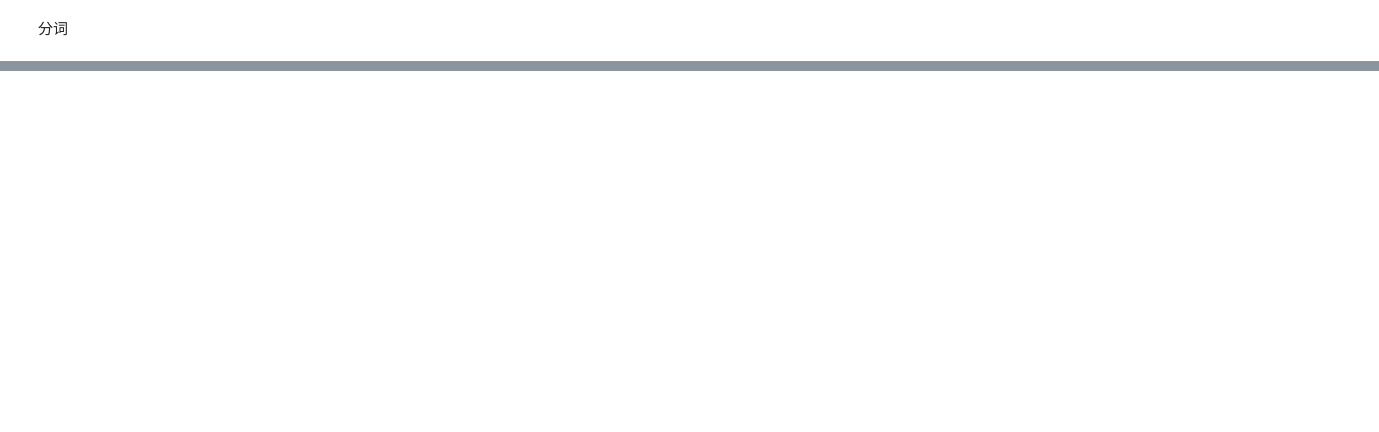
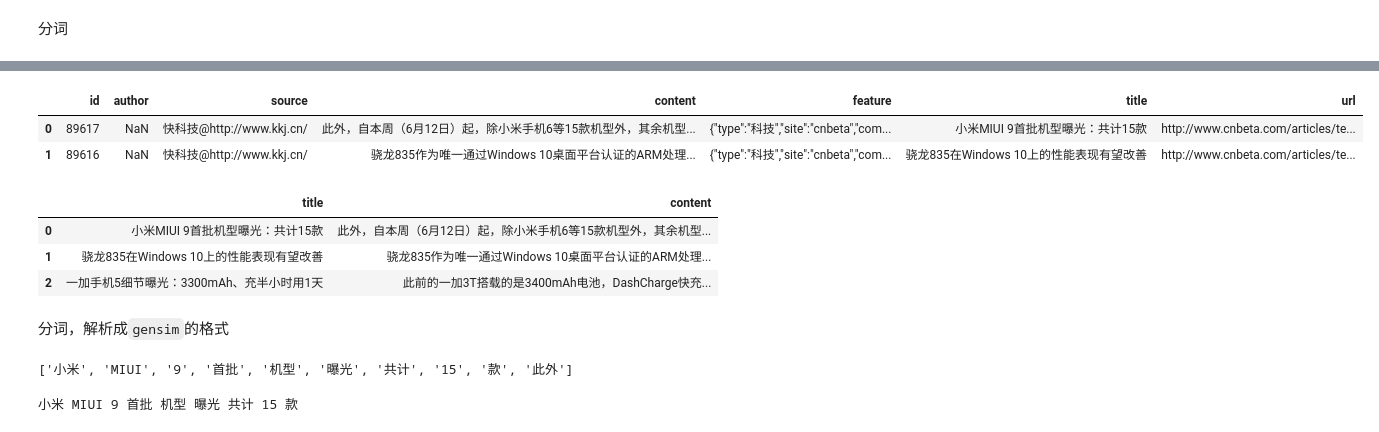
Before and after one commit to stem-nlp/text-summarization, a Jupyter notebook: notebook/analysis_corpus.ipynb, the cells around one changed output, grey strips where cells are left out. Drawn from its saved outputs; the diff is of its cells as text; code cells hidden in the pictures; blank space fills up the shorter version.

```diff
--- a/notebook/analysis_corpus.ipynb
+++ b/notebook/analysis_corpus.ipynb
@@ -183,0 +239,6 @@ cut(strip_str(news_dataset['content'][0]))[:10]
+# %%
+news_dataset.head(2)
+# %% [output]
+|  | id | author | source | content | feature | title | url |
+| 0 | 89617 | NaN | 快科技@http://www.kkj.cn/ | 此外，自本周（6月12日）起，除小米手机6等15款机型外，其余机型... | {"type":"科技","site":"cnbeta","com... | 小米MIUI 9首批机型曝光：共计15款 | http://www.cnbeta.com/articles/te... |
+| 1 | 89616 | NaN | 快科技@http://www.kkj.cn/ | 骁龙835作为唯一通过Windows 10桌面平台认证的ARM处理... | {"type":"科技","site":"cnbeta","com... | 骁龙835在Windows 10上的性能表现有望改善 | http://www.cnbeta.com/articles/te... |
@@ -183,0 +247,9 @@ cut(strip_str(news_dataset['content'][0]))[:10]
+# %%
+news_corpus_dataset.head(3)
+# %% [output]
+|  | title | content |
+| 0 | 小米MIUI 9首批机型曝光：共计15款 | 此外，自本周（6月12日）起，除小米手机6等15款机型外，其余机型... |
+| 1 | 骁龙835在Windows 10上的性能表现有望改善 | 骁龙835作为唯一通过Windows 10桌面平台认证的ARM处理... |
+| 2 | 一加手机5细节曝光：3300mAh、充半小时用1天 | 此前的一加3T搭载的是3400mAh电池，DashCharge快充... |
+# %% [markdown]
+分词，解析成`gensim`的格式
@@ -183,0 +263,17 @@ cut(strip_str(news_dataset['content'][0]))[:10]
+# %%
+list(filter(strip_symbol_filter, cut('小米MIUI 9首批机型曝光：共计15款 此外')))
+# %% [output]
+['小米', 'MIUI', '9', '首批', '机型', '曝光', '共计', '15', '款', '此外']
+# %%
+strip_symbol_filter = lambda x: False if x in STRIP_SYMBOLS else True
+
+for title, content in news_corpus_dataset.values:
+    title_tokens = cut(title)
+    content_tokens = cut(content)
+
+    title_tokens = list(filter(strip_symbol_filter, title_tokens))
+    content_tokens = list(filter(strip_symbol_filter, content_tokens))
+    print(' '.join(title_tokens))
+    break
+# %% [output]
+小米 MIUI 9 首批 机型 曝光 共计 15 款
```
Also changed, not shown: parts of 40 cells of this notebook, 6 other files.
